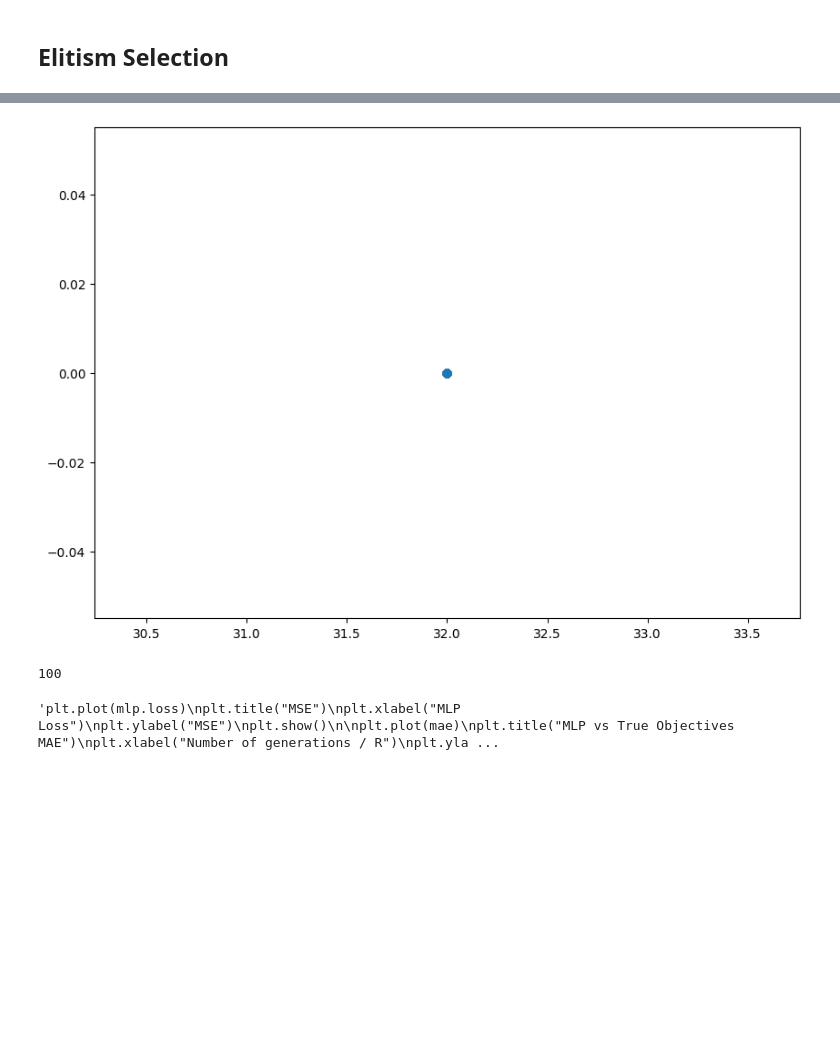
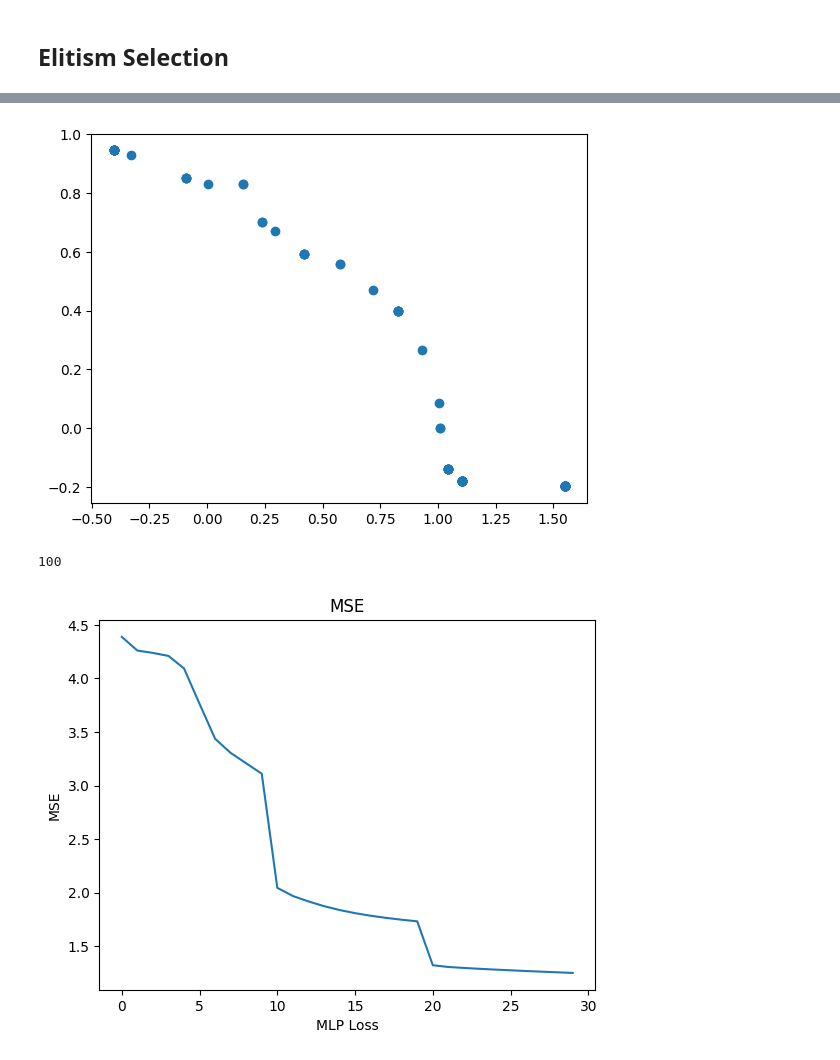
Before and after one commit to Stebbet/NSGA2, a Jupyter notebook: main.ipynb, the cells around one changed output, grey strips where cells are left out. Saved outputs shown, nothing was run; the diff lists cells and outputs as text; code cells hidden in the pictures; blank space fills up the shorter version.

Commit message:
Surrogate Works...

```diff
--- a/main.ipynb
+++ b/main.ipynb
@@ -302,7 +405,7 @@ def polynomial_mutation(X, prob, eta, xl, xu):
 
     return _X
 
-def genetic_opertation(parents, eta_c=20, crossover_prob=0.9, mutation_rate=0.2, eta_m=20, lb=0., ub=1.):
+def genetic_opertation(parents, eta_c=15, crossover_prob=0.9, mutation_rate=0.1, eta_m=20, lb=-2., ub=2.):
     """
     Perform genetic operations (crossover and mutation) on a given parent population.
 
@@ -321,7 +424,7 @@ def genetic_opertation(parents, eta_c=20, crossover_prob=0.9, mutation_rate=0.2,
 
     parents = parents.get("X")
 
-    crossover_offspring = sbx_crossover(parents, eta_c, crossover_prob, lb, ub)
+    crossover_offspring = sbx_crossover(parents, eta_c, crossover_prob)
 
     mutated_offspring = np.array(polynomial_mutation(crossover_offspring, mutation_rate, eta_m, lb, ub))
 
@@ -483,6 +661,22 @@ problem = FunctionalProblem(n_var=n_var, objs=objs, lb=lb, ub=ub)
+# %%
+
+n_var = 5
+n_obj = 2
+
+mlp = MLPRegressor([n_var, 5, n_obj], learning_rate=0.01, epochs=1000)
+
+objs = [
+    lambda x: np.sum((x + 2) ** 2),
+    lambda x: np.sum((x - 2) ** 2)
+]
+lb, ub = 0, 1
+
+problem = DTLZ2(n_var=n_var, n_obj=n_obj)
+
+#problem = FunctionalProblem(n_var=n_var, objs=objs, lb=lb, ub=ub)
 # %%
-
-pop = run(10, 100, problem)
-#pop, mae = run_surrogate(11, 100, problem, mlp, 200, 5, 0.1)
+ref_point = [2, 2, 2]
+#pop = run(10, 100, problem, lb, ub, ref_point)
+pop, mae = run_surrogate(11, 100, problem, mlp, FE_max=200, R=3, epsilon=0.1, reference_point=ref_point)
 F = np.array(pop.get("F"))
 # %% [output]
@@ -499,23 +700,26 @@ Generation 9 completed.
 # %%
-
-fig = plt.figure(figsize=(10, 7))
-#ax = fig.add_subplot(projection="3d")
-plt.scatter(F[:, 0], F[:, 1])#, F[:, 2])
-plt.show()
+if n_obj == 3:
+    fig = plt.figure(figsize=(10, 7))
+    ax = fig.add_subplot(projection="3d")
+    ax.scatter(F[:, 0], F[:, 1], F[:, 2])
+    plt.show()
+else:
+    plt.scatter(F[:, 0], F[:, 1])
+    plt.show()
 print(len(F))
 
-"""plt.plot(mlp.loss)
+plt.plot(mlp.loss)
 plt.title("MSE")
 plt.xlabel("MLP Loss")
 plt.ylabel("MSE")
 plt.show()
 
 plt.plot(mae)
 plt.title("MLP vs True Objectives MAE")
 plt.xlabel("Number of generations / R")
 plt.ylabel("MAE")
-plt.show()"""
+plt.show()
 # %% [output]
-[figure, old version]
+[figure, new version]
 100
-'plt.plot(mlp.loss)\nplt.title("MSE")\nplt.xlabel("MLP Loss")\nplt.ylabel("MSE")\nplt.show()\n\nplt.plot(mae)\nplt.title("MLP vs True Objectives MAE")\nplt.xlabel("Number of generations / R")\nplt.yla ...
+[figure, added]
```
Also changed, not shown: parts of 12 cells of this notebook.
